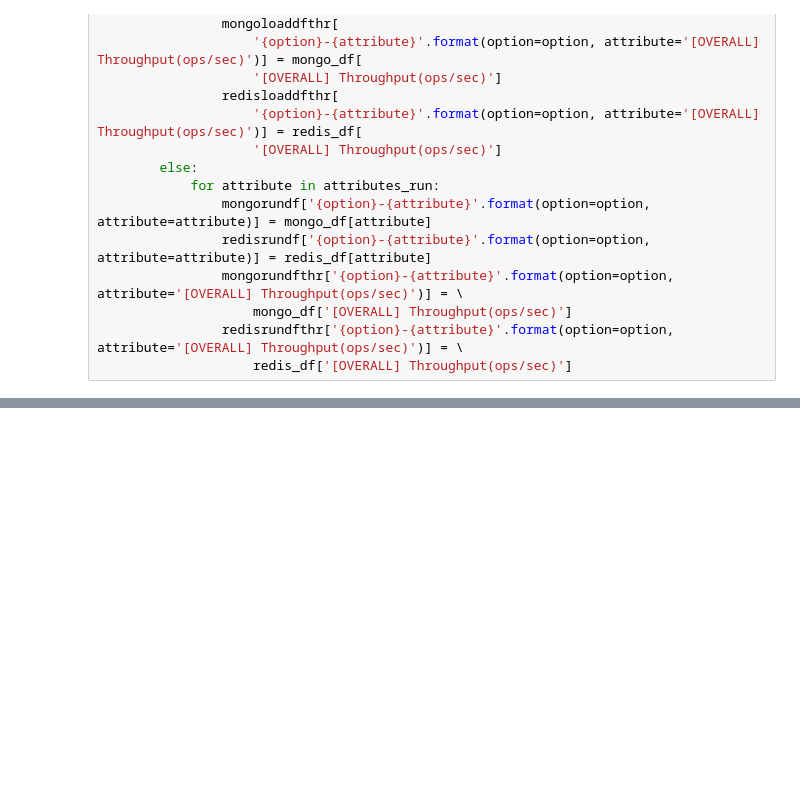
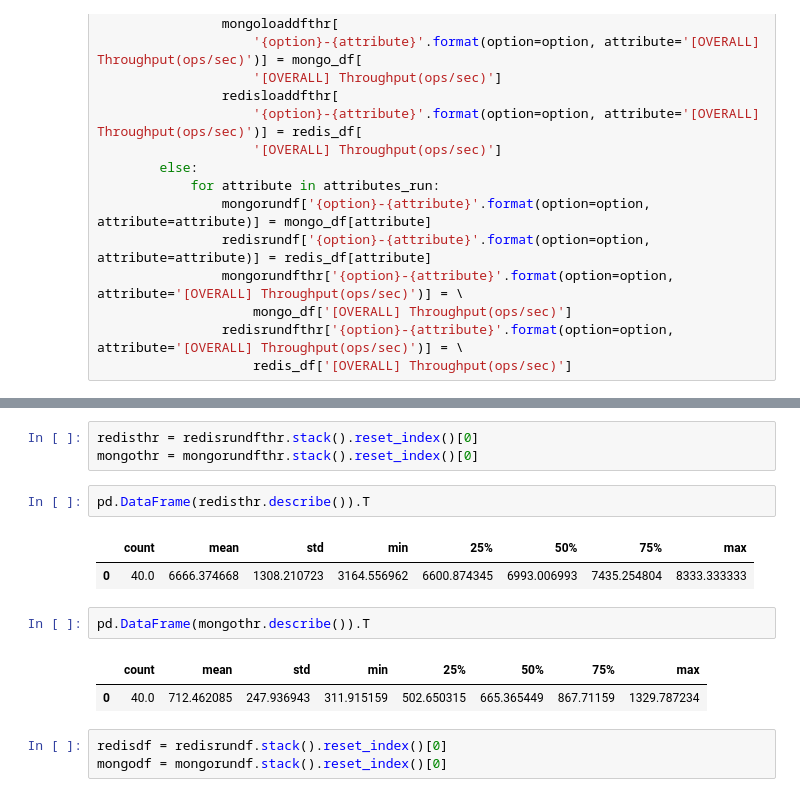
Before and after one commit to nicolegros/quantum-nebula, a Jupyter notebook: src/02-plots.ipynb, the cells around one changed output, grey strips where cells are left out. Cells and saved outputs as stored; diff of their text form; blank space fills up the shorter version.

```diff
--- a/src/02-plots.ipynb
+++ b/src/02-plots.ipynb
@@ -259,3 +302,19 @@ fig.subplots_adjust(hspace=0.4)
 plt.show()
 # %% [output]
 [figure]
+# %%
+redisthr = redisrundfthr.stack().reset_index()[0]
+mongothr = mongorundfthr.stack().reset_index()[0]
+# %%
+pd.DataFrame(redisthr.describe()).T
+# %% [output]
+|  | count | mean | std | min | 25% | 50% | 75% | max |
+| 0 | 40.0 | 6666.374668 | 1308.210723 | 3164.556962 | 6600.874345 | 6993.006993 | 7435.254804 | 8333.333333 |
+# %%
+pd.DataFrame(mongothr.describe()).T
+# %% [output]
+|  | count | mean | std | min | 25% | 50% | 75% | max |
+| 0 | 40.0 | 712.462085 | 247.936943 | 311.915159 | 502.650315 | 665.365449 | 867.71159 | 1329.787234 |
+# %%
+redisdf = redisrundf.stack().reset_index()[0]
+mongodf = mongorundf.stack().reset_index()[0]
```
Also changed, not shown: parts of 8 cells of this notebook.
